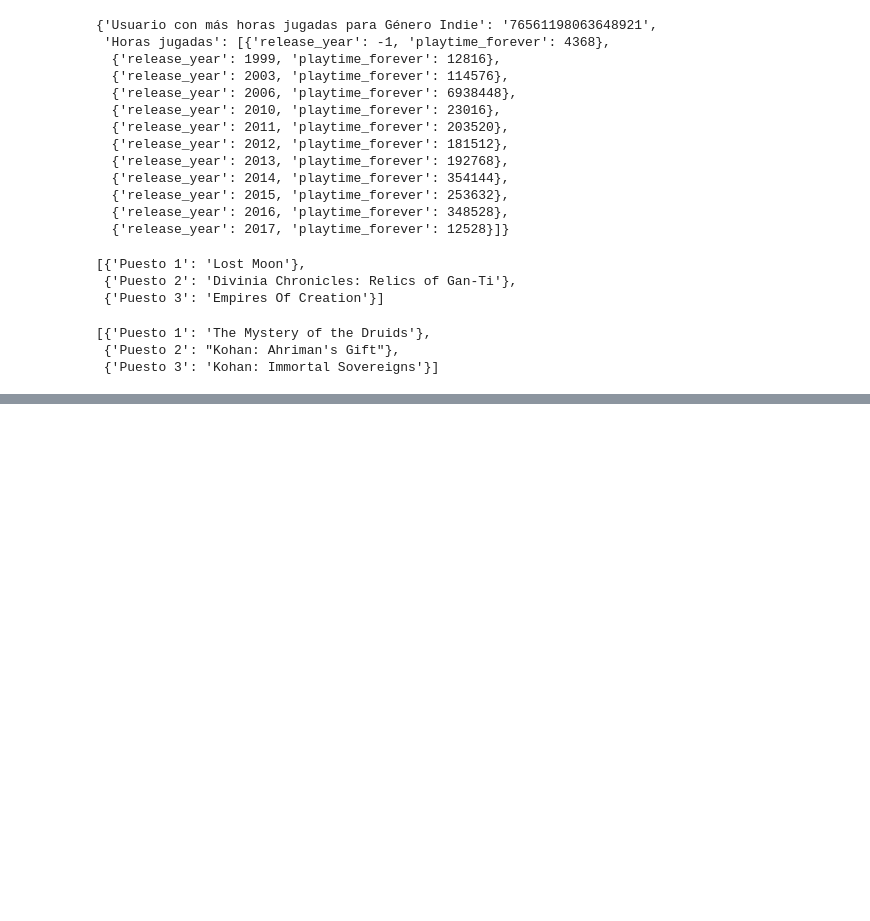
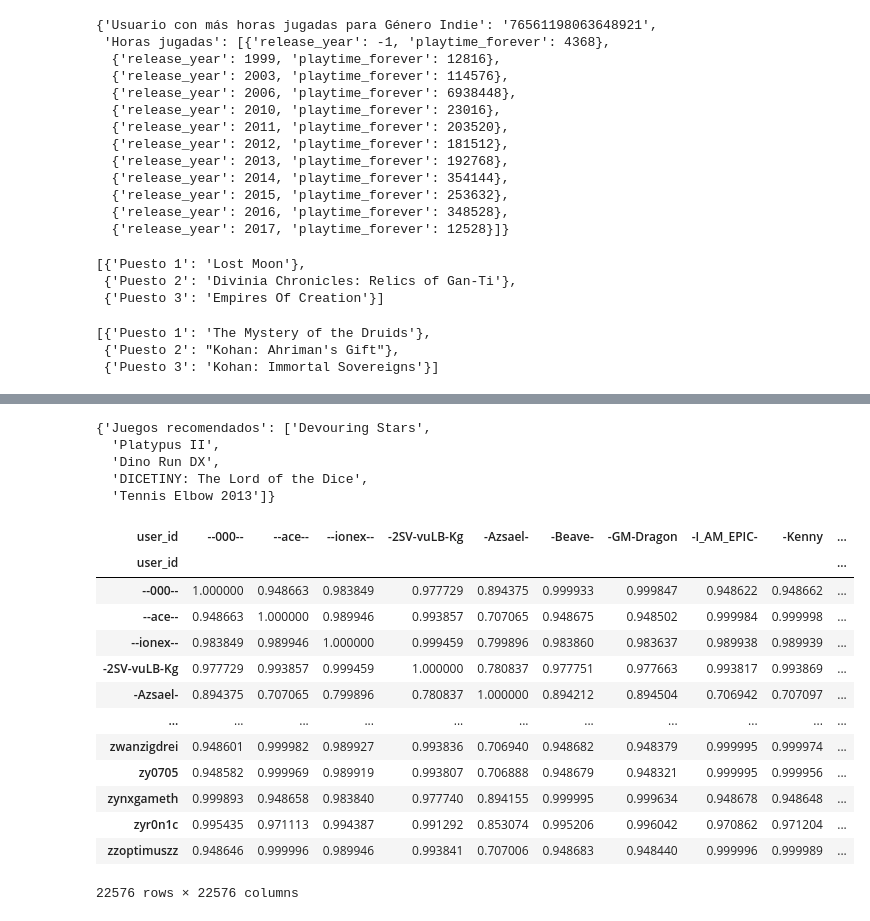
Before and after one commit to santiqwerty/PI_ML_OPS, a Jupyter notebook: notebooks/merge.ipynb, the cells around one changed output, grey strips where cells are left out. Drawn from its saved outputs; the diff is of its cells as text; code cells hidden in the pictures; blank space fills up the shorter version.

```diff
--- a/notebooks/merge.ipynb
+++ b/notebooks/merge.ipynb
@@ -183,0 +183,37 @@ def sentiment_analysis(año: int):
+# %%
+# Eliminar la columna item_id_y y renombrar item_id_x a item_id
+final_merged_df = final_merged_df.drop(columns=['item_id_y']).rename(columns={'item_id_x': 'item_id'})
+
+# Ahora final_merged_df tiene toda la información combinada de los tres datasets
+
+final_merged_df.to_parquet('../data/processed/merge.parquet', index=False)
+final_merged_df.to_csv('../data/interim/csv/merge.csv', index=False)
+# %%
+from sklearn.preprocessing import MinMaxScaler
+from sklearn.metrics.pairwise import cosine_similarity
+
+def generate_features(df, group_by_col, feature_cols):
+    feature_series_list = [df.groupby(group_by_col)[col].agg(['sum', 'mean']) for col in feature_cols]
+    features_df = pd.concat(feature_series_list, axis=1)
+    return features_df
+
+def compute_cosine_similarity(features_df):
+    scaler = MinMaxScaler()
+    features_scaled = scaler.fit_transform(features_df)
+    cosine_sim_matrix = cosine_similarity(features_scaled, features_scaled)
+    cosine_sim_df = pd.DataFrame(cosine_sim_matrix, index=features_df.index, columns=features_df.index)
+    return cosine_sim_df
+
+# Seleccionar solo las columnas deseadas y eliminar duplicados
+reduced_df = final_merged_df[['item_id', 'app_name', 'playtime_forever', 'recommend', 'sentiment_analysis']].drop_duplicates(subset='item_id')
+reduced_df.to_parquet('../data/processed/reduced_df.parquet')
+
+# Calcular características y similitud del coseno para juegos
+game_features_df = generate_features(reduced_df, 'item_id', ['playtime_forever', 'recommend', 'sentiment_analysis'])
+game_cosine_sim_df = compute_cosine_similarity(game_features_df)
+game_cosine_sim_df.to_parquet('../data/processed/recomendacion_juego.parquet')
+
+# Calcular características y similitud del coseno para usuarios
+user_features_df = generate_features(final_merged_df, 'user_id', ['playtime_forever', 'sentiment_analysis', 'recommend'])
+user_cosine_sim_df = compute_cosine_similarity(user_features_df)
+user_cosine_sim_df.to_parquet('../data/processed/recomendacion_usuario.parquet')
@@ -183,0 +252,21 @@ def sentiment_analysis(año: int):
+# %%
+
+# Definir la función de recomendación basada en similitud del coseno
+def recomendacion_juego(item_id):
+    # Obtener las similitudes del juego dado
+    sim_scores = game_cosine_sim_df[item_id]
+    # Ordenar los juegos basados en la similitud del coseno
+    recommended_games_ids = sim_scores.sort_values(ascending=False)[1:6].index  # Excluir el juego mismo
+    # Buscar los nombres de los juegos recomendados
+    recommended_games_names = reduced_df.set_index('item_id').loc[recommended_games_ids, 'app_name'].unique()
+    # Devolver los nombres de los juegos recomendados
+    return {"Juegos recomendados": recommended_games_names.tolist()}
+
+# Prueba de la función de recomendación
+recomendacion_juego(10)  # Asumiendo que 10 es un ID de juego válido
+# %% [output]
+{'Juegos recomendados': ['Devouring Stars',
+  'Platypus II',
+  'Dino Run DX',
+  'DICETINY: The Lord of the Dice',
+  'Tennis Elbow 2013']}
@@ -183,0 +303,17 @@ def sentiment_analysis(año: int):
+# %%
+user_cosine_sim_df
+# %% [output]
+| user_id | --000-- | --ace-- | --ionex-- | -2SV-vuLB-Kg | -Azsael- | -Beave- | -GM-Dragon | -I_AM_EPIC- | -Kenny | ... |
+| user_id |  |  |  |  |  |  |  |  |  | ... |
+| --000-- | 1.000000 | 0.948663 | 0.983849 | 0.977729 | 0.894375 | 0.999933 | 0.999847 | 0.948622 | 0.948662 | ... |
+| --ace-- | 0.948663 | 1.000000 | 0.989946 | 0.993857 | 0.707065 | 0.948675 | 0.948502 | 0.999984 | 0.999998 | ... |
+| --ionex-- | 0.983849 | 0.989946 | 1.000000 | 0.999459 | 0.799896 | 0.983860 | 0.983637 | 0.989938 | 0.989939 | ... |
+| -2SV-vuLB-Kg | 0.977729 | 0.993857 | 0.999459 | 1.000000 | 0.780837 | 0.977751 | 0.977663 | 0.993817 | 0.993869 | ... |
+| -Azsael- | 0.894375 | 0.707065 | 0.799896 | 0.780837 | 1.000000 | 0.894212 | 0.894504 | 0.706942 | 0.707097 | ... |
+| ... | ... | ... | ... | ... | ... | ... | ... | ... | ... | ... |
+| zwanzigdrei | 0.948601 | 0.999982 | 0.989927 | 0.993836 | 0.706940 | 0.948682 | 0.948379 | 0.999995 | 0.999974 | ... |
+| zy0705 | 0.948582 | 0.999969 | 0.989919 | 0.993807 | 0.706888 | 0.948679 | 0.948321 | 0.999995 | 0.999956 | ... |
+| zynxgameth | 0.999893 | 0.948658 | 0.983840 | 0.977740 | 0.894155 | 0.999995 | 0.999634 | 0.948678 | 0.948648 | ... |
+| zyr0n1c | 0.995435 | 0.971113 | 0.994387 | 0.991292 | 0.853074 | 0.995206 | 0.996042 | 0.970862 | 0.971204 | ... |
+| zzoptimuszz | 0.948646 | 0.999996 | 0.989946 | 0.993841 | 0.707006 | 0.948683 | 0.948440 | 0.999996 | 0.999989 | ... |
+22576 rows × 22576 columns
```
Also changed, not shown: parts of 16 cells of this notebook, 7 other files.
